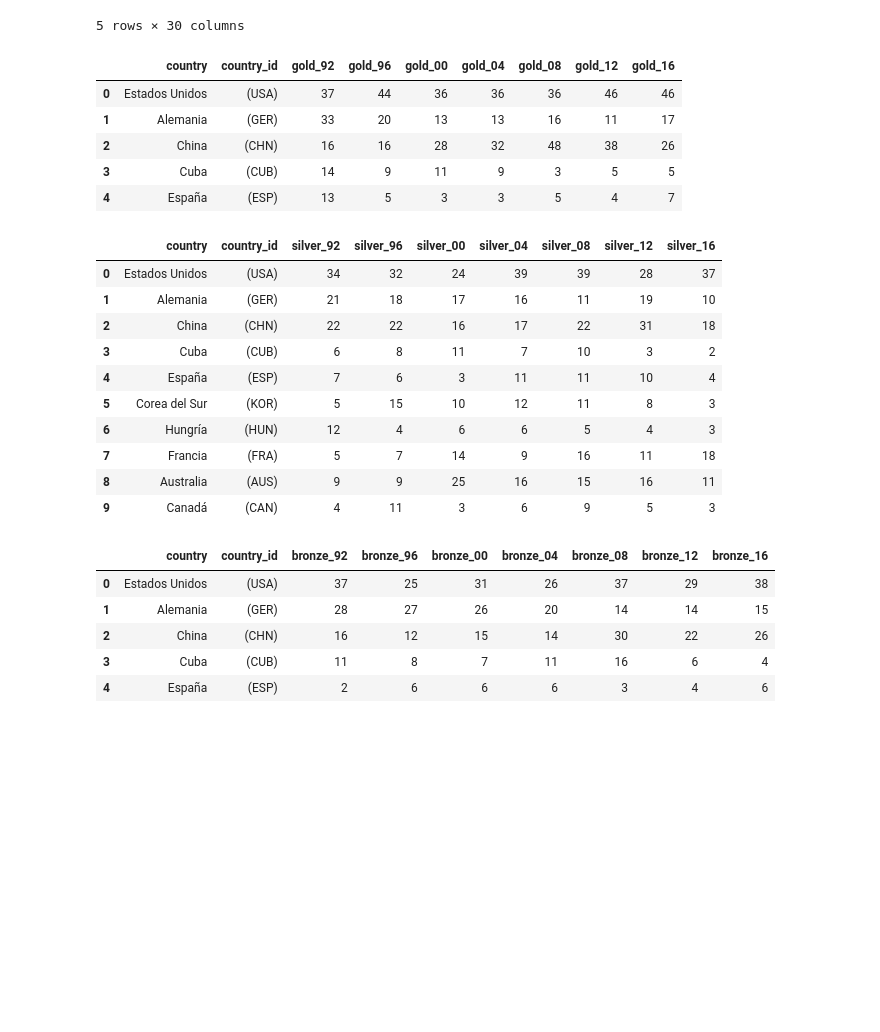
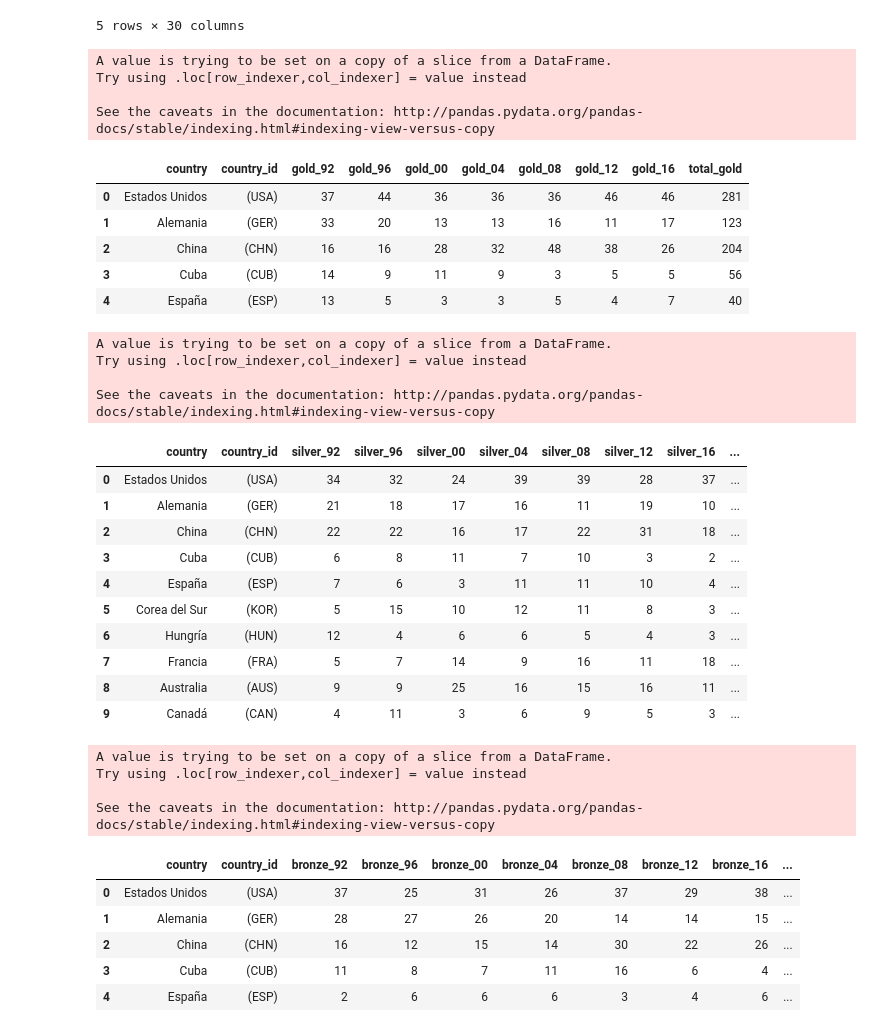
Before and after one commit to MarcoASB/Project1.5, a Jupyter notebook: Project.ipynb, the cells around one changed output. Saved outputs shown, nothing was run; the diff lists cells and outputs as text; code cells hidden in the pictures; blank space fills up the shorter version.

Commit message:
totals

```diff
--- a/Project.ipynb
+++ b/Project.ipynb
@@ -171,36 +171,51 @@ cons_df.head()
 5 rows × 30 columns
 # %%
 gold_df = cons_df[['country','country_id','gold_92','gold_96','gold_00','gold_04','gold_08','gold_12','gold_16']]
+gold_df['total_gold']=gold_df['gold_92']+gold_df['gold_96']+gold_df['gold_00']+gold_df['gold_04']+gold_df['gold_08']+gold_df['gold_12']+gold_df['gold_16']
 gold_df.head()
 # %% [output]
+A value is trying to be set on a copy of a slice from a DataFrame.
+Try using .loc[row_indexer,col_indexer] = value instead
+
+See the caveats in the documentation: http://pandas.pydata.org/pandas-docs/stable/indexing.html#indexing-view-versus-copy
-|  | country | country_id | gold_92 | gold_96 | gold_00 | gold_04 | gold_08 | gold_12 | gold_16 |
-| 0 | Estados Unidos | (USA) | 37 | 44 | 36 | 36 | 36 | 46 | 46 |
-| 1 | Alemania | (GER) | 33 | 20 | 13 | 13 | 16 | 11 | 17 |
-| 2 | China | (CHN) | 16 | 16 | 28 | 32 | 48 | 38 | 26 |
-| 3 | Cuba | (CUB) | 14 | 9 | 11 | 9 | 3 | 5 | 5 |
-| 4 | España | (ESP) | 13 | 5 | 3 | 3 | 5 | 4 | 7 |
+|  | country | country_id | gold_92 | gold_96 | gold_00 | gold_04 | gold_08 | gold_12 | gold_16 | total_gold |
+| 0 | Estados Unidos | (USA) | 37 | 44 | 36 | 36 | 36 | 46 | 46 | 281 |
+| 1 | Alemania | (GER) | 33 | 20 | 13 | 13 | 16 | 11 | 17 | 123 |
+| 2 | China | (CHN) | 16 | 16 | 28 | 32 | 48 | 38 | 26 | 204 |
+| 3 | Cuba | (CUB) | 14 | 9 | 11 | 9 | 3 | 5 | 5 | 56 |
+| 4 | España | (ESP) | 13 | 5 | 3 | 3 | 5 | 4 | 7 | 40 |
 # %%
 silver_df = cons_df[['country','country_id','silver_92','silver_96','silver_00','silver_04','silver_08','silver_12','silver_16']]
+silver_df['total_silver']=silver_df['silver_92']+silver_df['silver_96']+silver_df['silver_00']+silver_df['silver_04']+silver_df['silver_08']+silver_df['silver_12']+silver_df['silver_16']
 silver_df.head(10)
 # %% [output]
+A value is trying to be set on a copy of a slice from a DataFrame.
+Try using .loc[row_indexer,col_indexer] = value instead
+
+See the caveats in the documentation: http://pandas.pydata.org/pandas-docs/stable/indexing.html#indexing-view-versus-copy
-|  | country | country_id | silver_92 | silver_96 | silver_00 | silver_04 | silver_08 | silver_12 | silver_16 |
-| 0 | Estados Unidos | (USA) | 34 | 32 | 24 | 39 | 39 | 28 | 37 |
-| 1 | Alemania | (GER) | 21 | 18 | 17 | 16 | 11 | 19 | 10 |
-| 2 | China | (CHN) | 22 | 22 | 16 | 17 | 22 | 31 | 18 |
-| 3 | Cuba | (CUB) | 6 | 8 | 11 | 7 | 10 | 3 | 2 |
-| 4 | España | (ESP) | 7 | 6 | 3 | 11 | 11 | 10 | 4 |
-| 5 | Corea del Sur | (KOR) | 5 | 15 | 10 | 12 | 11 | 8 | 3 |
-| 6 | Hungría | (HUN) | 12 | 4 | 6 | 6 | 5 | 4 | 3 |
-| 7 | Francia | (FRA) | 5 | 7 | 14 | 9 | 16 | 11 | 18 |
-| 8 | Australia | (AUS) | 9 | 9 | 25 | 16 | 15 | 16 | 11 |
-| 9 | Canadá | (CAN) | 4 | 11 | 3 | 6 | 9 | 5 | 3 |
+|  | country | country_id | silver_92 | silver_96 | silver_00 | silver_04 | silver_08 | silver_12 | silver_16 | ... |
+| 0 | Estados Unidos | (USA) | 34 | 32 | 24 | 39 | 39 | 28 | 37 | ... |
+| 1 | Alemania | (GER) | 21 | 18 | 17 | 16 | 11 | 19 | 10 | ... |
+| 2 | China | (CHN) | 22 | 22 | 16 | 17 | 22 | 31 | 18 | ... |
+| 3 | Cuba | (CUB) | 6 | 8 | 11 | 7 | 10 | 3 | 2 | ... |
+| 4 | España | (ESP) | 7 | 6 | 3 | 11 | 11 | 10 | 4 | ... |
+| 5 | Corea del Sur | (KOR) | 5 | 15 | 10 | 12 | 11 | 8 | 3 | ... |
+| 6 | Hungría | (HUN) | 12 | 4 | 6 | 6 | 5 | 4 | 3 | ... |
+| 7 | Francia | (FRA) | 5 | 7 | 14 | 9 | 16 | 11 | 18 | ... |
+| 8 | Australia | (AUS) | 9 | 9 | 25 | 16 | 15 | 16 | 11 | ... |
+| 9 | Canadá | (CAN) | 4 | 11 | 3 | 6 | 9 | 5 | 3 | ... |
 # %%
 bronze_df = cons_df[['country','country_id','bronze_92','bronze_96','bronze_00','bronze_04','bronze_08','bronze_12','bronze_16']]
+bronze_df['total_bronze']=bronze_df['bronze_92']+bronze_df['bronze_96']+bronze_df['bronze_00']+bronze_df['bronze_04']+bronze_df['bronze_08']+bronze_df['bronze_12']+bronze_df['bronze_16']
 bronze_df.head()
 # %% [output]
+A value is trying to be set on a copy of a slice from a DataFrame.
+Try using .loc[row_indexer,col_indexer] = value instead
+
+See the caveats in the documentation: http://pandas.pydata.org/pandas-docs/stable/indexing.html#indexing-view-versus-copy
-|  | country | country_id | bronze_92 | bronze_96 | bronze_00 | bronze_04 | bronze_08 | bronze_12 | bronze_16 |
-| 0 | Estados Unidos | (USA) | 37 | 25 | 31 | 26 | 37 | 29 | 38 |
-| 1 | Alemania | (GER) | 28 | 27 | 26 | 20 | 14 | 14 | 15 |
-| 2 | China | (CHN) | 16 | 12 | 15 | 14 | 30 | 22 | 26 |
-| 3 | Cuba | (CUB) | 11 | 8 | 7 | 11 | 16 | 6 | 4 |
-| 4 | España | (ESP) | 2 | 6 | 6 | 6 | 3 | 4 | 6 |
+|  | country | country_id | bronze_92 | bronze_96 | bronze_00 | bronze_04 | bronze_08 | bronze_12 | bronze_16 | ... |
+| 0 | Estados Unidos | (USA) | 37 | 25 | 31 | 26 | 37 | 29 | 38 | ... |
+| 1 | Alemania | (GER) | 28 | 27 | 26 | 20 | 14 | 14 | 15 | ... |
+| 2 | China | (CHN) | 16 | 12 | 15 | 14 | 30 | 22 | 26 | ... |
+| 3 | Cuba | (CUB) | 11 | 8 | 7 | 11 | 16 | 6 | 4 | ... |
+| 4 | España | (ESP) | 2 | 6 | 6 | 6 | 3 | 4 | 6 | ... |
```
Also changed, not shown: parts of 2 cells of this notebook, 1 other file.
